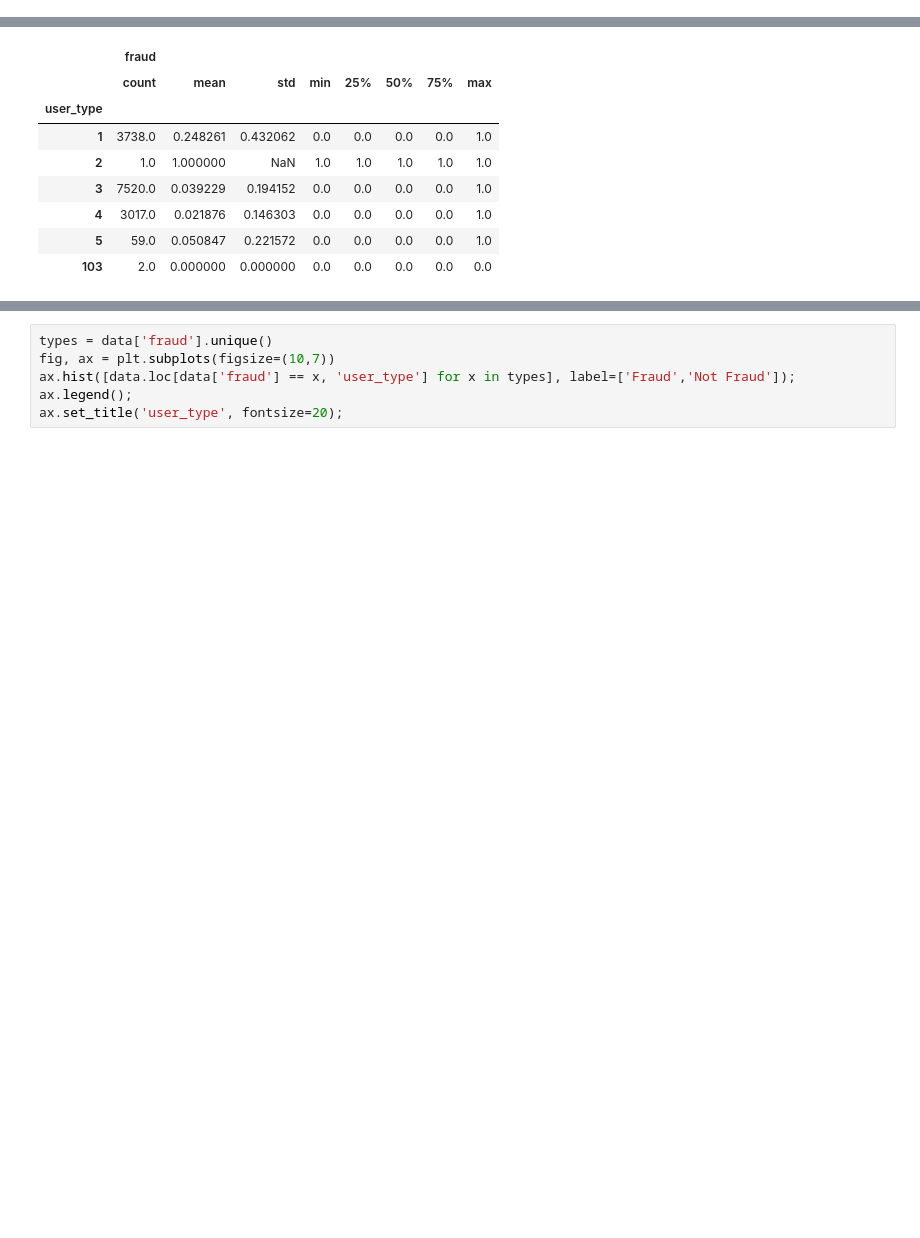
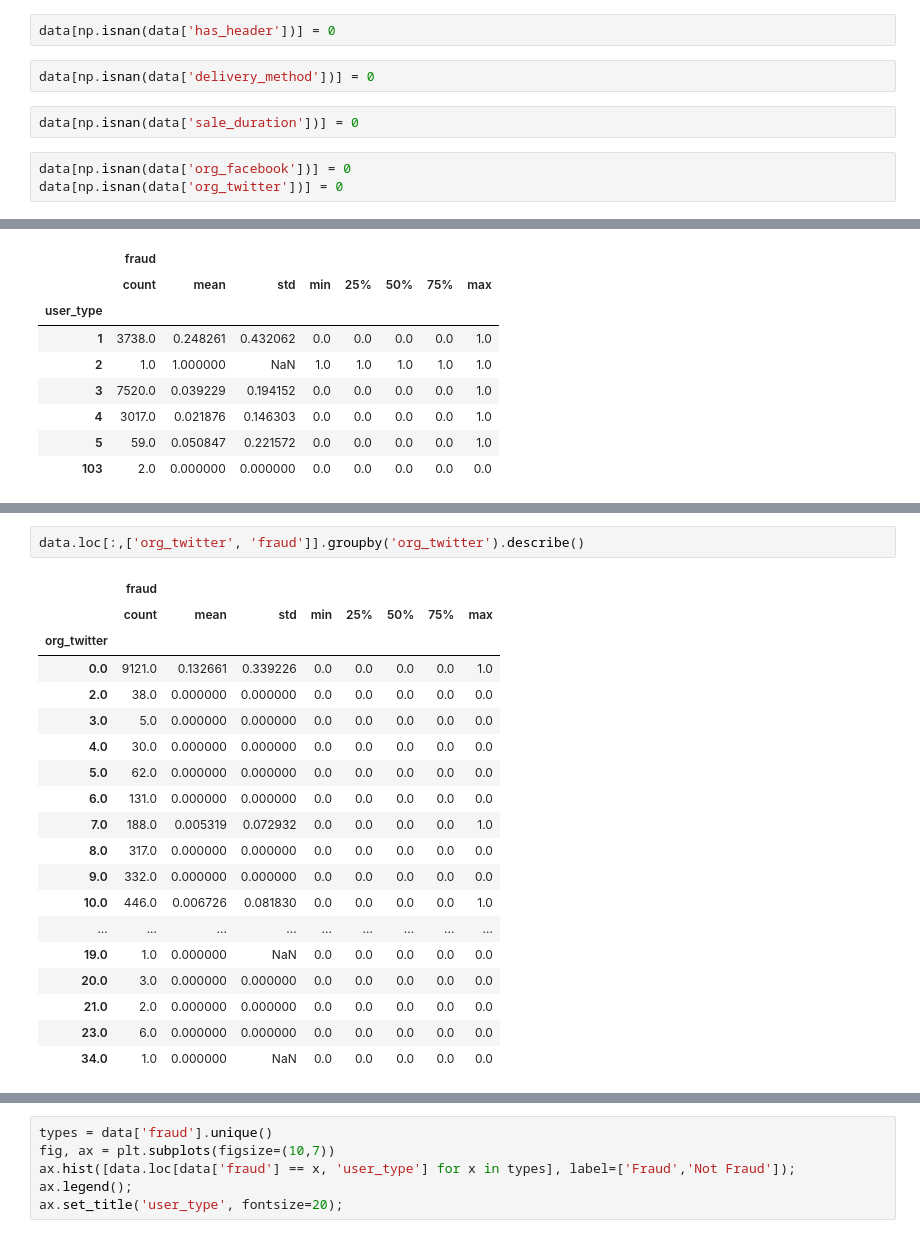
Before and after one commit to josephshanks/fraud-detector, a Jupyter notebook: data/eda_eddie.ipynb, the cells around one changed output, grey strips where cells are left out. Drawn from its saved outputs; the diff is of its cells as text; blank space fills up the shorter version.

Commit message:
update clean data script

```diff
--- a/data/eda_eddie.ipynb
+++ b/data/eda_eddie.ipynb
@@ -42,3 +52,12 @@ memory usage: 5.1+ MB
+# %%
+data[np.isnan(data['has_header'])] = 0
+# %%
+data[np.isnan(data['delivery_method'])] = 0
+# %%
+data[np.isnan(data['sale_duration'])] = 0
+# %%
+data[np.isnan(data['org_facebook'])] = 0
+data[np.isnan(data['org_twitter'])] = 0
 # %%
 types = data['fraud'].unique()
 fig, ax = plt.subplots(figsize=(10,7))
@@ -77,0 +106,22 @@ data.loc[:,['user_type', 'fraud']].groupby('user_type').describe()
+# %%
+data.loc[:,['org_twitter', 'fraud']].groupby('org_twitter').describe()
+# %% [output]
+|  | fraud |  |  |  |  |  |  |  |
+|  | count | mean | std | min | 25% | 50% | 75% | max |
+| org_twitter |  |  |  |  |  |  |  |  |
+| 0.0 | 9121.0 | 0.132661 | 0.339226 | 0.0 | 0.0 | 0.0 | 0.0 | 1.0 |
+| 2.0 | 38.0 | 0.000000 | 0.000000 | 0.0 | 0.0 | 0.0 | 0.0 | 0.0 |
+| 3.0 | 5.0 | 0.000000 | 0.000000 | 0.0 | 0.0 | 0.0 | 0.0 | 0.0 |
+| 4.0 | 30.0 | 0.000000 | 0.000000 | 0.0 | 0.0 | 0.0 | 0.0 | 0.0 |
+| 5.0 | 62.0 | 0.000000 | 0.000000 | 0.0 | 0.0 | 0.0 | 0.0 | 0.0 |
+| 6.0 | 131.0 | 0.000000 | 0.000000 | 0.0 | 0.0 | 0.0 | 0.0 | 0.0 |
+| 7.0 | 188.0 | 0.005319 | 0.072932 | 0.0 | 0.0 | 0.0 | 0.0 | 1.0 |
+| 8.0 | 317.0 | 0.000000 | 0.000000 | 0.0 | 0.0 | 0.0 | 0.0 | 0.0 |
+| 9.0 | 332.0 | 0.000000 | 0.000000 | 0.0 | 0.0 | 0.0 | 0.0 | 0.0 |
+| 10.0 | 446.0 | 0.006726 | 0.081830 | 0.0 | 0.0 | 0.0 | 0.0 | 1.0 |
+| ... | ... | ... | ... | ... | ... | ... | ... | ... |
+| 19.0 | 1.0 | 0.000000 | NaN | 0.0 | 0.0 | 0.0 | 0.0 | 0.0 |
+| 20.0 | 3.0 | 0.000000 | 0.000000 | 0.0 | 0.0 | 0.0 | 0.0 | 0.0 |
+| 21.0 | 2.0 | 0.000000 | 0.000000 | 0.0 | 0.0 | 0.0 | 0.0 | 0.0 |
+| 23.0 | 6.0 | 0.000000 | 0.000000 | 0.0 | 0.0 | 0.0 | 0.0 | 0.0 |
+| 34.0 | 1.0 | 0.000000 | NaN | 0.0 | 0.0 | 0.0 | 0.0 | 0.0 |
```
Also changed, not shown: parts of 21 cells of this notebook, 1 other file.
